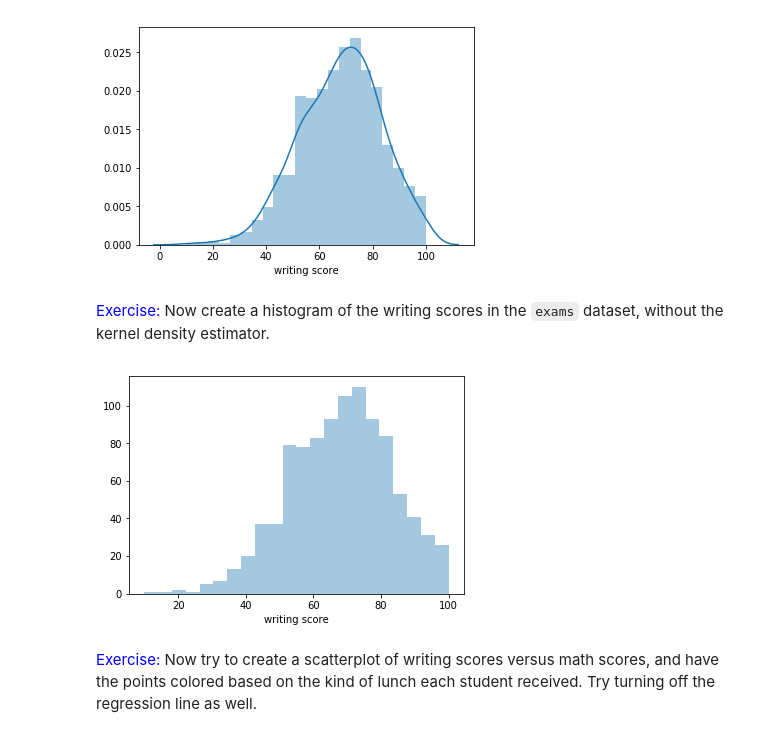
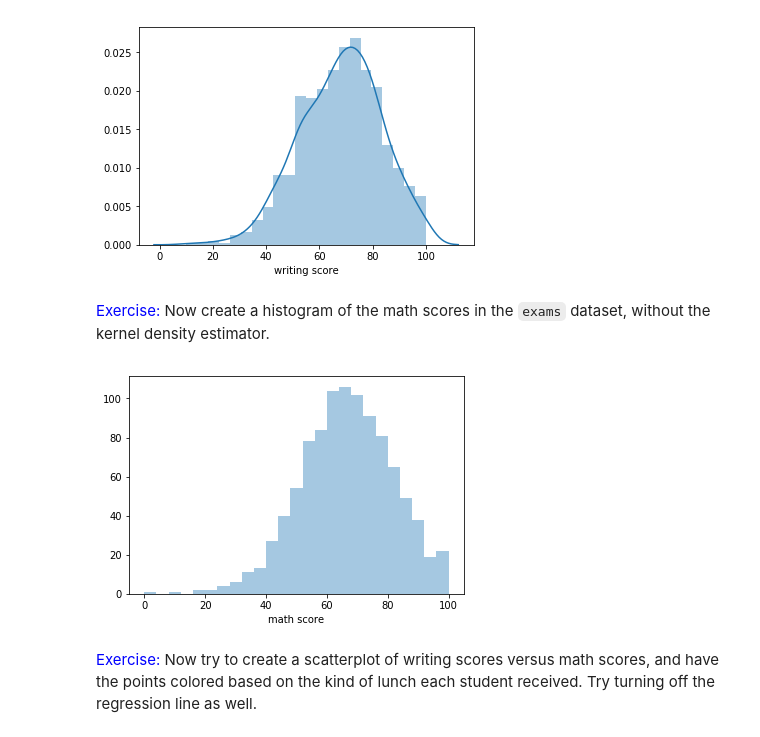
Before and after one commit to mpagador/python-libraries-visualization-workshop, a Jupyter notebook: DSS_Python_Libraries_Visualizations_Workshop_3_6_(Notebook).ipynb, the cells around one changed output. Drawn from its saved outputs; the diff is of its cells as text; code cells hidden in the pictures.

```diff
--- a/DSS_Python_Libraries_Visualizations_Workshop_3_6_(Notebook).ipynb
+++ b/DSS_Python_Libraries_Visualizations_Workshop_3_6_(Notebook).ipynb
@@ -925,11 +969,11 @@ sns.distplot(exams['writing score']);
 # %% [output]
 [figure]
 # %% [markdown]
-<font color="blue">Exercise:</font> Now create a histogram of the writing scores in the `exams` dataset, without the kernel density estimator.
+<font color="blue">Exercise:</font> Now create a histogram of the math scores in the `exams` dataset, without the kernel density estimator.
 # %%
-sns.distplot(exams['writing score'], kde=False);
+sns.distplot(exams['math score'], kde=False);
 # %% [output]
-[figure, old version]
+[figure, new version]
 # %% [markdown]
 <font color="blue">Exercise:</font> Now try to create a scatterplot of writing scores versus math scores, and have the points colored based on the kind of lunch each student received. Try turning off the regression line as well.
 # %%
```
Also changed, not shown: parts of 10 cells of this notebook.
